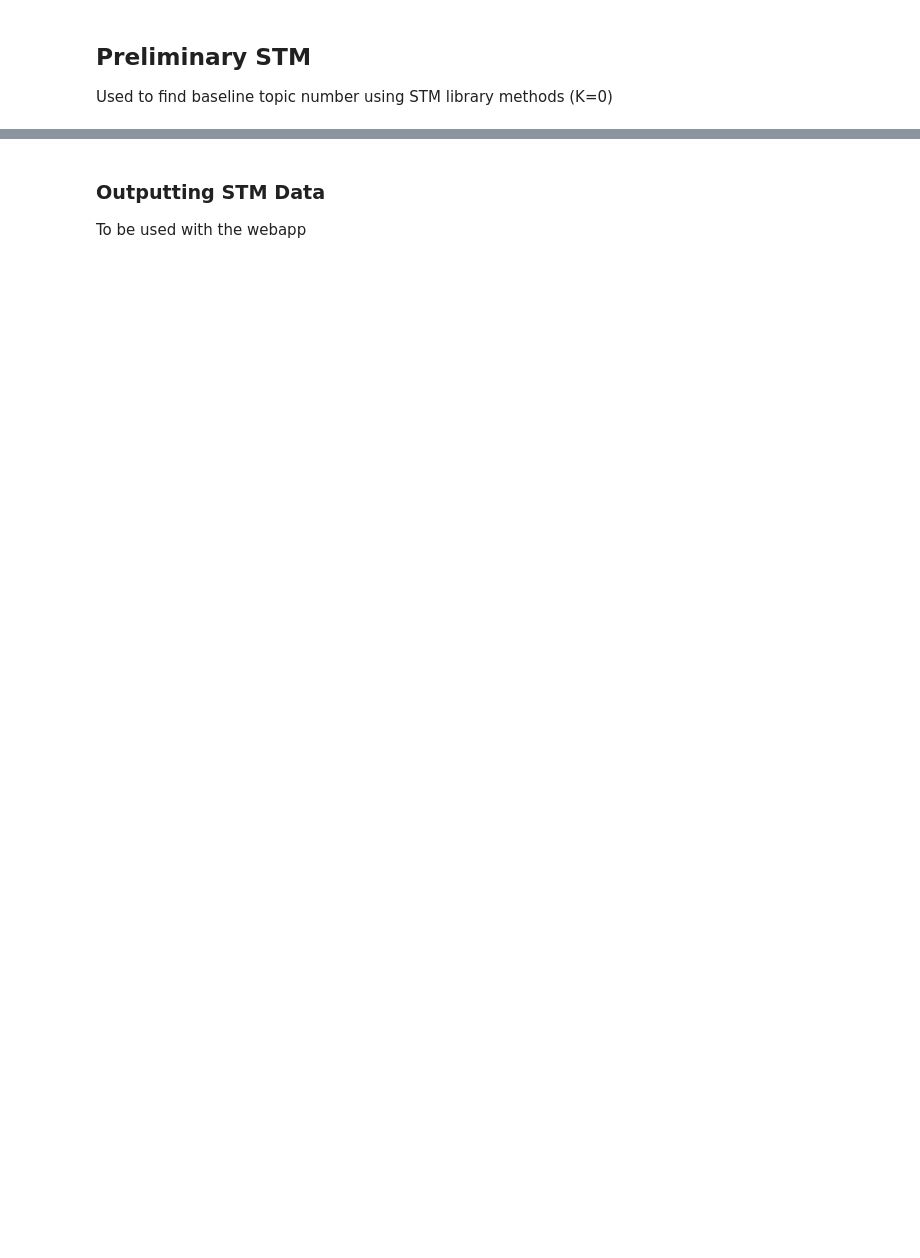
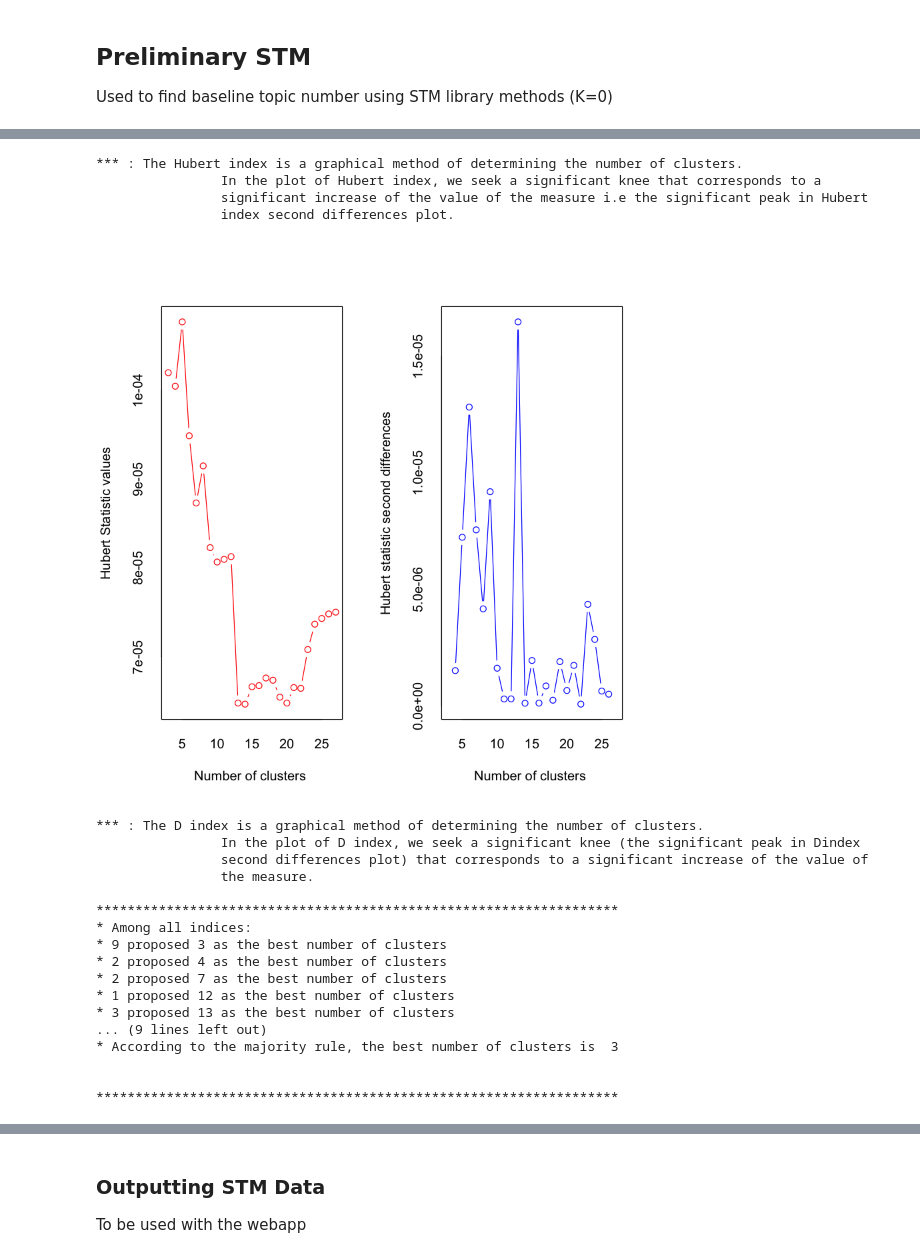
Before and after one commit to ArtsEngine/arts-engagement-project, a Jupyter notebook: structured topic modeling.ipynb, the cells around one changed output, grey strips where cells are left out. Drawn from its saved outputs; the diff is of its cells as text; code cells hidden in the pictures; blank space fills up the shorter version.

```diff
--- a/structured topic modeling.ipynb
+++ b/structured topic modeling.ipynb
@@ -53,11 +77,34 @@ Used to find very close estimates of the best number of topics for each question
 # %%
 pcas <- foreach(n = seq(length(prelim_stms))) %dopar% prcomp(x = (prelim_stms[[n]]$theta), scale. = T)
 
-nbcs <- foreach(n = seq(length(pcas))) %dopar% NbClust(data = select(data.frame(pca$x),
-                                                                     1:(stmobj$settings$dim$K - 5)),
-                                                       diss = daisy(pca$x),
+nbcs <- foreach(n = seq(length(pcas))) %dopar% NbClust(data = select(data.frame(pcas[[n]]$x),
+                                                                     1:(prelim_stms[[n]]$settings$dim$K - 5)),
+                                                       diss = daisy(pcas[[n]]$x),
                                                        distance=NULL,
                                                        min.nc=3,
                                                        max.nc=27,
                                                        method='complete',
                                                        index='all')
+# %% [output]
+*** : The Hubert index is a graphical method of determining the number of clusters.
+                In the plot of Hubert index, we seek a significant knee that corresponds to a
+                significant increase of the value of the measure i.e the significant peak in Hubert
+                index second differences plot.
+[figure, added]
+*** : The D index is a graphical method of determining the number of clusters.
+                In the plot of D index, we seek a significant knee (the significant peak in Dindex
+                second differences plot) that corresponds to a significant increase of the value of
+                the measure.
+
+*******************************************************************
+* Among all indices:
+* 9 proposed 3 as the best number of clusters
+* 2 proposed 4 as the best number of clusters
+* 2 proposed 7 as the best number of clusters
+* 1 proposed 12 as the best number of clusters
+* 3 proposed 13 as the best number of clusters
+... (9 lines left out)
+* According to the majority rule, the best number of clusters is  3
+
+
+*******************************************************************
```
Also changed, not shown: parts of 19 cells of this notebook.
